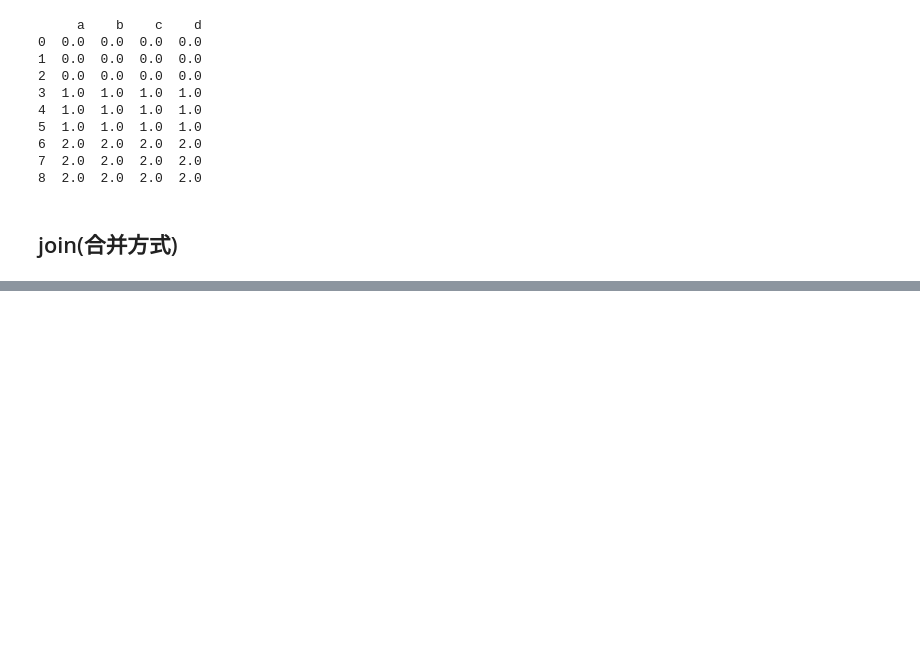
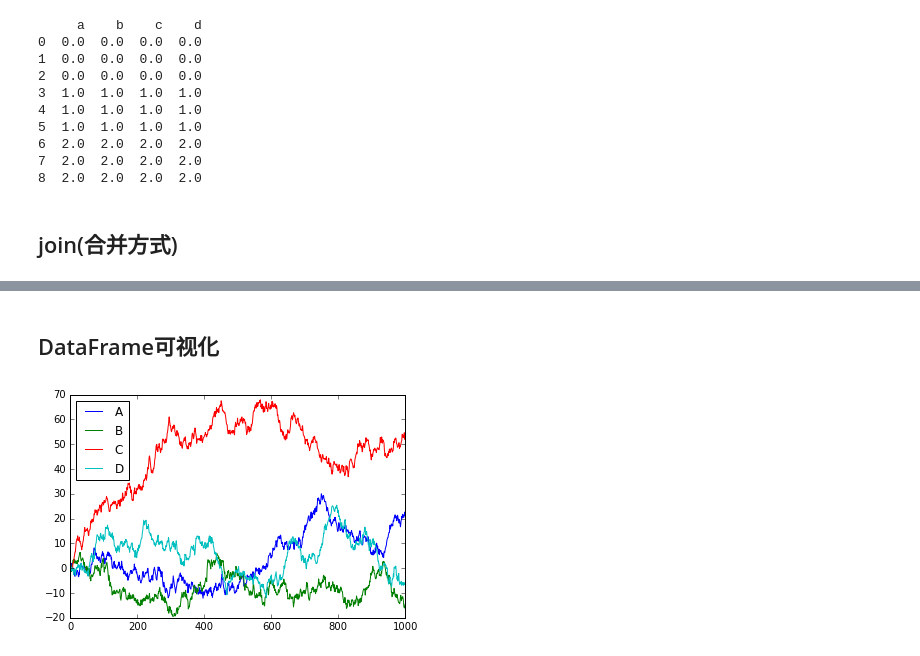
Before and after one commit to futheads/Python-study, a Jupyter notebook: pandas/Pandas-study.ipynb, the cells around one changed output, grey strips where cells are left out. Drawn from its saved outputs; the diff is of its cells as text; code cells hidden in the pictures; blank space fills up the shorter version.

```diff
--- a/pandas/Pandas-study.ipynb
+++ b/pandas/Pandas-study.ipynb
@@ -442,0 +770,9 @@ df1 = pd.DataFrame(np.ones((3, 4)) *  0, columns=['a', 'b'])
+# %% [markdown]
+## DataFrame可视化
+# %%
+data = pd.DataFrame(np.random.randn(1000, 4), index=np.arange(1000), columns=list("ABCD"))
+data = data.cumsum()
+data.plot()
+plt.show()
+# %% [output]
+[figure, added]
```
Also changed, not shown: parts of 56 cells of this notebook.
